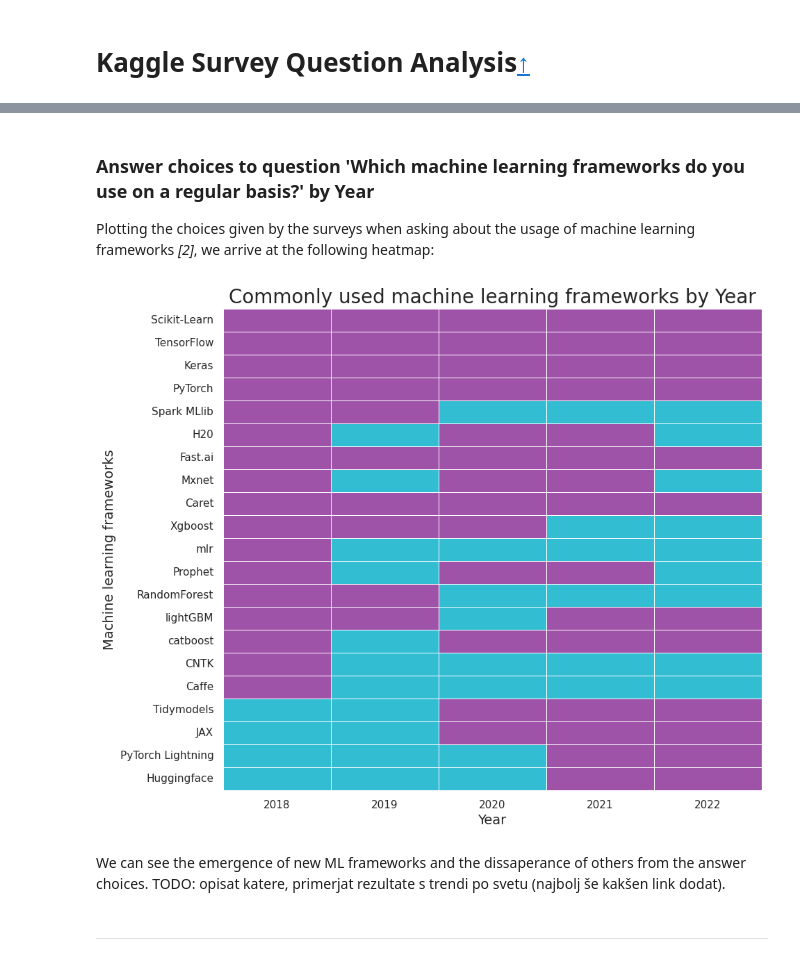
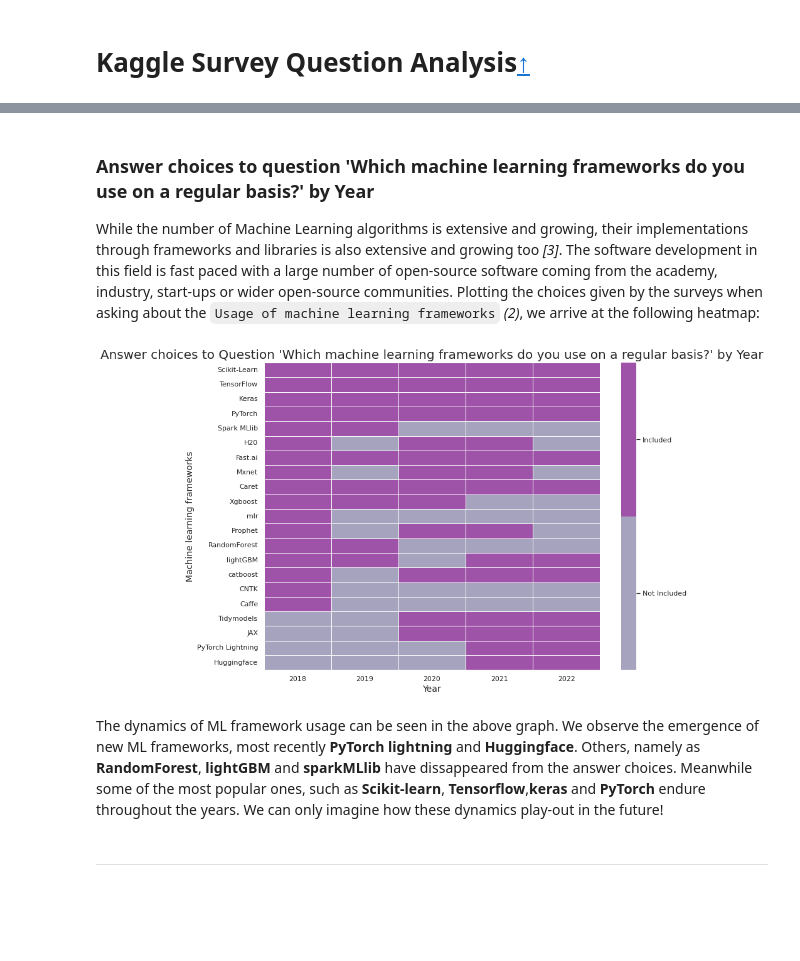
Before and after one commit to moratsam/kaggle-survey-2022, a Jupyter notebook: Kaggle_Survey_2022.ipynb, the cells around one changed output, grey strips where cells are left out. Cells and saved outputs as stored; diff of their text form; code cells hidden in the pictures; blank space fills up the shorter version.

```diff
--- a/Kaggle_Survey_2022.ipynb
+++ b/Kaggle_Survey_2022.ipynb
@@ -102,21 +134,14 @@ import seaborn as sns
 from PIL import Image
 from wordcloud import WordCloud
 
-git = True
+git = False
 
-# global_palette = sns.color_palette("crest", 8)
-global_palette = sns.color_palette("RdYlGn", 6)
-# global_palette = ['#003f5c', '#58508d', '#bc5090', '#ff6361', '#ffa600', '#ffd380']
-global_palette = ['#c7522a', '#e5c185', '#fbf2c4', '#74a892', '#008585', '#80c2c2']
+# palettes
 global_palette = ['#32BDD3', '#AC3931', '#273C2C', '#C6940F', '#D3C1D2', '#9E53A8']
-# global_palette = ['XXX', 'XXX', 'XXX', 'XXX', 'XXX', 'XXX']
-# global_palette = ['XXX', 'XXX', 'XXX', 'XXX', 'XXX', 'XXX']
-# global_palette = ['XXX', 'XXX', 'XXX', 'XXX', 'XXX', 'XXX']
-# rokov terminal #54b4c4 #603060
+# terminal colors #54b4c4 #603060
 
 global_color = global_palette[5]
-# global_color = 'rosybrown'
+global_color_light = '#a5a3bd'
 global_edge_color = 'black'
 sns.set_palette(global_palette)
-# TODO spodaj na barplot dodaj univerzalno fiksno barvo iz izbrane palete sns.barplot
 medals_palette = ['#C0C0C0', '#967444', 'black', 'gold']
@@ -191,28 +215,28 @@ TODO: primerjat rezultate s trendi po svetu (najbolj še kakšen link dodat).
 # %% [markdown]
 ### Answer choices to question 'Which machine learning frameworks do you use on a regular basis?' by Year
-Plotting the choices given by the surveys when asking about the usage of machine learning frameworks *[2]*, we arrive at the following heatmap:
+While the number of Machine Learning algorithms is extensive and growing, their implementations through frameworks and libraries is also extensive and growing too *[3]*. The software development in this field is fast paced with a large number of open-source software coming from the academy, industry, start-ups or wider open-source communities. Plotting the choices given by the surveys when asking about the `Usage of machine learning frameworks` *(2)*, we arrive at the following heatmap:
 # %%
-if git:
-    ml_frameworks = pd.read_csv('question-analysis/ml_frameworks.csv')
-else:
-    ml_frameworks = pd.read_csv('/kaggle/input/question-analysis/ml_frameworks.csv')
+ml_frameworks = pd.read_csv('/kaggle/input/question-analysis/ml_frameworks.csv')
+#ml_frameworks = pd.read_csv('question-analysis/ml_frameworks.csv')
 ml_frameworks = ml_frameworks.set_index('Framework')
-plt.figure(figsize=(10,9))
-sns.heatmap(
-    ml_frameworks,
-    annot=False,
-    cmap=global_palette,
-    cbar=False,
-    linewidth=.5)
-plt.title("Commonly used machine learning frameworks by Year",fontsize=20)
+plt.figure(figsize=(12,9))
+frameworks_plot = sns.heatmap(
+                        ml_frameworks,
+                        annot=False,
+                        cmap=[global_color_light, global_color],
+                        linewidth=.5)
+colorbar = frameworks_plot.collections[0].colorbar
+colorbar.set_ticks([0.25, 0.75])
+colorbar.set_ticklabels(['Not Included', 'Included'])
+plt.title("Answer choices to Question 'Which machine learning frameworks do you use on a regular basis?' by Year",fontsize=20)
 plt.xlabel('Year', fontsize=14);
 plt.ylabel('Machine learning frameworks', fontsize=14)
 
 plt.show()
 # %% [output]
-[figure, old version]
+[figure, new version]
-# %% [markdown]
-We can see the emergence of new ML frameworks and the dissaperance of others from the answer choices. TODO: opisat katere, primerjat rezultate s trendi po svetu (najbolj še kakšen link dodat).
+# %% [markdown]
+The dynamics of ML framework usage can be seen in the above graph. We observe the emergence of new ML frameworks, most recently **PyTorch lightning** and **Huggingface**. Others, namely as **RandomForest**, **lightGBM** and **sparkMLlib** have dissappeared from the answer choices. Meanwhile some of the most popular ones, such as **Scikit-learn**, **Tensorflow**,**keras** and **PyTorch** endure throughout the years. We can only imagine how these dynamics play-out in the future!
 # %% [markdown]
 ---
 # %% [markdown]
```
Also changed, not shown: parts of 30 cells of this notebook.
